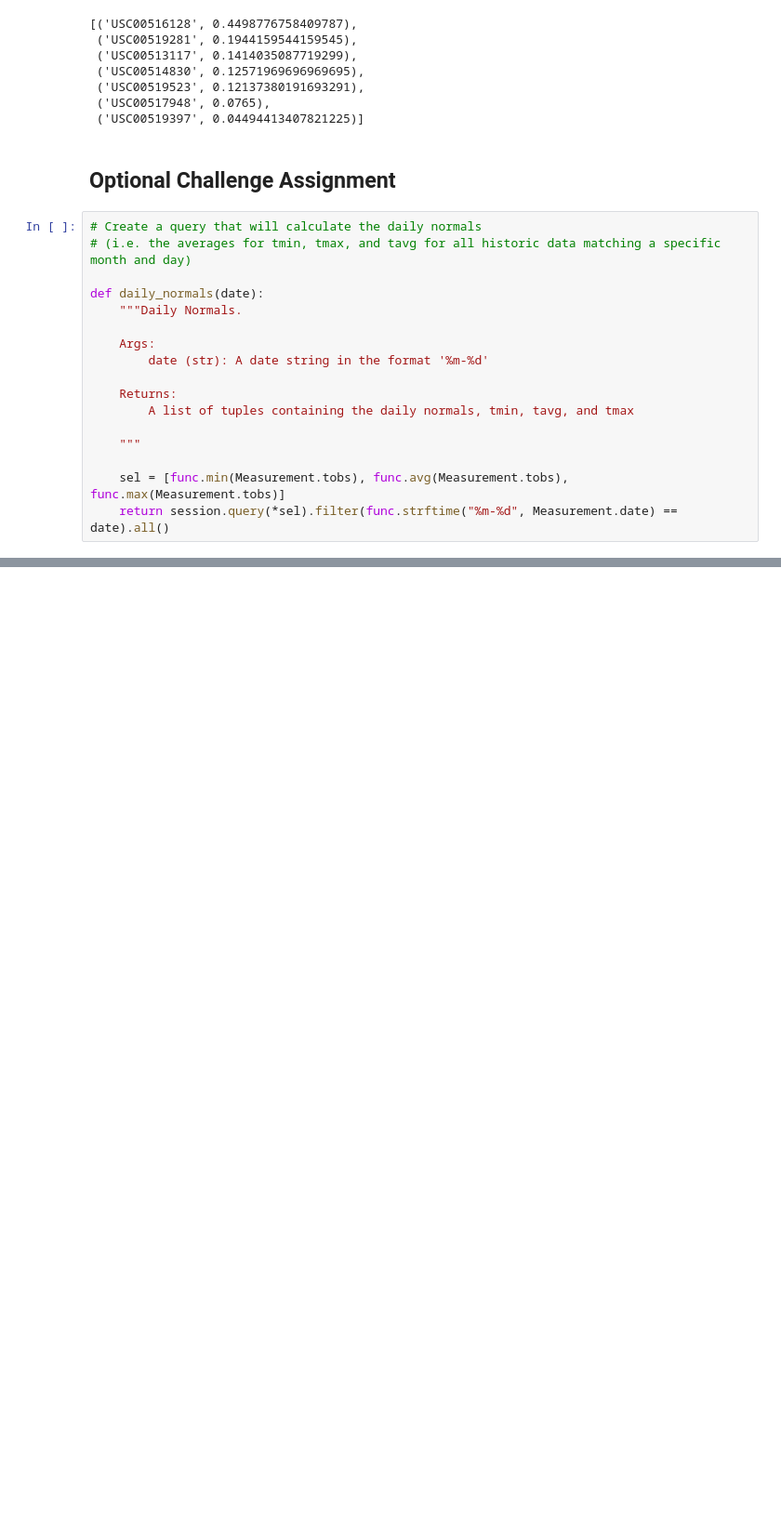
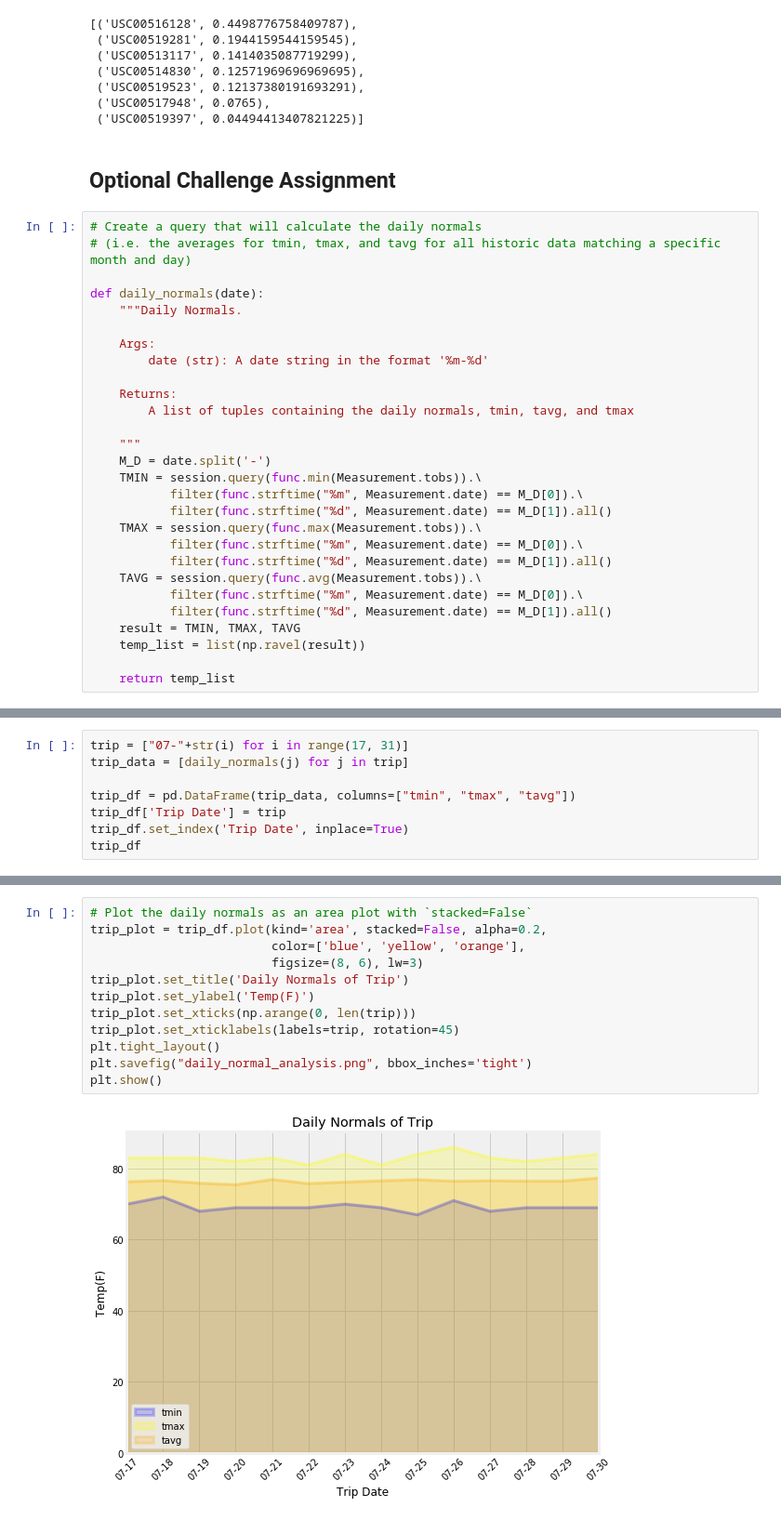
Before and after one commit to frpatel/databootcamp-homework, a Jupyter notebook: sqlalchemy-challenge/climate_starter.ipynb, the cells around one changed output, grey strips where cells are left out. Shown at 93% size. Drawn from its saved outputs; the diff is of its cells as text; blank space fills up the shorter version.

```diff
--- a/sqlalchemy-challenge/climate_starter.ipynb
+++ b/sqlalchemy-challenge/climate_starter.ipynb
@@ -278,9 +279,20 @@ def daily_normals(date):
         A list of tuples containing the daily normals, tmin, tavg, and tmax
 
     """
+    M_D = date.split('-')
+    TMIN = session.query(func.min(Measurement.tobs)).\
+           filter(func.strftime("%m", Measurement.date) == M_D[0]).\
+           filter(func.strftime("%d", Measurement.date) == M_D[1]).all()
+    TMAX = session.query(func.max(Measurement.tobs)).\
+           filter(func.strftime("%m", Measurement.date) == M_D[0]).\
+           filter(func.strftime("%d", Measurement.date) == M_D[1]).all()
+    TAVG = session.query(func.avg(Measurement.tobs)).\
+           filter(func.strftime("%m", Measurement.date) == M_D[0]).\
+           filter(func.strftime("%d", Measurement.date) == M_D[1]).all()
+    result = TMIN, TMAX, TAVG
+    temp_list = list(np.ravel(result))
 
-    sel = [func.min(Measurement.tobs), func.avg(Measurement.tobs), func.max(Measurement.tobs)]
-    return session.query(*sel).filter(func.strftime("%m-%d", Measurement.date) == date).all()
+    return temp_list
 # %%
 daily_normals("02-01")
 # %% [output]
@@ -302,0 +300,8 @@ NameError: name 'func' is not defined
+# %%
+trip = ["07-"+str(i) for i in range(17, 31)]
+trip_data = [daily_normals(j) for j in trip]
+
+trip_df = pd.DataFrame(trip_data, columns=["tmin", "tmax", "tavg"])
+trip_df['Trip Date'] = trip
+trip_df.set_index('Trip Date', inplace=True)
+trip_df
@@ -302,0 +325,14 @@ NameError: name 'func' is not defined
+# %%
+# Plot the daily normals as an area plot with `stacked=False`
+trip_plot = trip_df.plot(kind='area', stacked=False, alpha=0.2,
+                         color=['blue', 'yellow', 'orange'],
+                         figsize=(8, 6), lw=3)
+trip_plot.set_title('Daily Normals of Trip')
+trip_plot.set_ylabel('Temp(F)')
+trip_plot.set_xticks(np.arange(0, len(trip)))
+trip_plot.set_xticklabels(labels=trip, rotation=45)
+plt.tight_layout()
+plt.savefig("daily_normal_analysis.png", bbox_inches='tight')
+plt.show()
+# %% [output]
+[figure, added]
```
Also changed, not shown: parts of 10 cells of this notebook, 3 other files.
